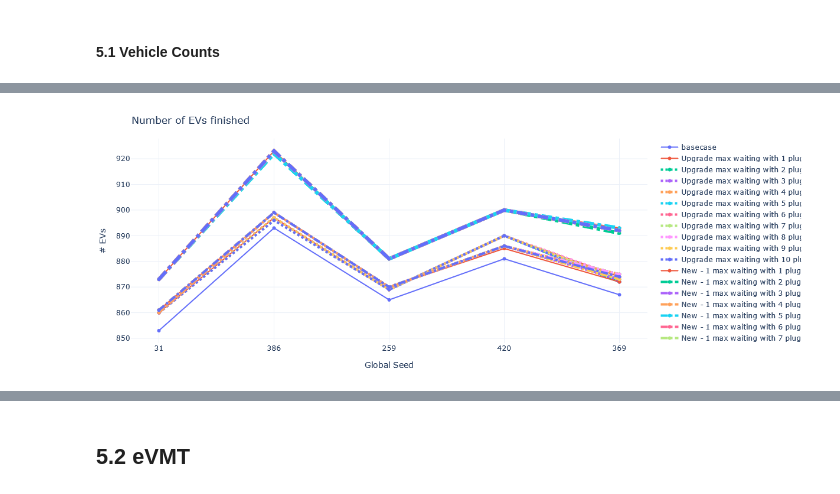
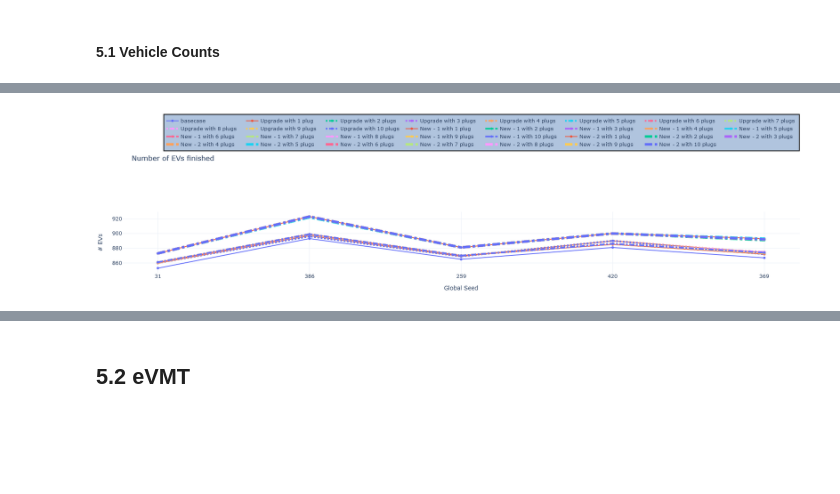
Before and after one commit to chintanp/ChargEval, a Jupyter notebook: scripts/defense_study_2.ipynb, the cells around one changed output, grey strips where cells are left out. Cells and saved outputs as stored; diff of their text form; code cells hidden in the pictures; blank space fills up the shorter version.

```diff
--- a/scripts/defense_study_2.ipynb
+++ b/scripts/defense_study_2.ipynb
@@ -523,107 +544,116 @@ fig.add_trace(go.Scatter(x=seeds, y=count_stats[(671 <= count_stats['analysis_id
                     name='basecase'))
 fig.add_trace(go.Scatter(x=seeds, y=count_stats[(676 <= count_stats['analysis_id']) & (count_stats['analysis_id']<= 680)].sort_values('analysis_id')['fin_count'],
                     mode='lines+markers',
-                    name='Upgrade max waiting with 1 plug'))
+                    name='Upgrade with 1 plug'))
 fig.add_trace(go.Scatter(x=seeds, y=count_stats[(681 <= count_stats['analysis_id']) & (count_stats['analysis_id']<= 685)].sort_values('analysis_id')['fin_count'],
                     mode='lines+markers',
-                    name='Upgrade max waiting with 2 plugs', line=dict(width=4, dash='dot')))
+                    name='Upgrade with 2 plugs', line=dict(width=4, dash='dot')))
 fig.add_trace(go.Scatter(x=seeds, y=count_stats[(686 <= count_stats['analysis_id']) & (count_stats['analysis_id']<= 690)].sort_values('analysis_id')['fin_count'],
                     mode='lines+markers',
-                    name='Upgrade max waiting with 3 plugs', line=dict(width=4, dash='dot')))
+                    name='Upgrade with 3 plugs', line=dict(width=4, dash='dot')))
 fig.add_trace(go.Scatter(x=seeds, y=count_stats[(691 <= count_stats['analysis_id']) & (count_stats['analysis_id']<= 695)].sort_values('analysis_id')['fin_count'],
                     mode='lines+markers',
-                    name='Upgrade max waiting with 4 plugs', line=dict(width=4, dash='dot')))
+                    name='Upgrade with 4 plugs', line=dict(width=4, dash='dot')))
 fig.add_trace(go.Scatter(x=seeds, y=count_stats[(696 <= count_stats['analysis_id']) & (count_stats['analysis_id']<= 700)].sort_values('analysis_id')['fin_count'],
                     mode='lines+markers',
-                    name='Upgrade max waiting with 5 plugs', line=dict(width=4, dash='dot')))
+                    name='Upgrade with 5 plugs', line=dict(width=4, dash='dot')))
 fig.add_trace(go.Scatter(x=seeds, y=count_stats[(701 <= count_stats['analysis_id']) & (count_stats['analysis_id']<= 705)].sort_values('analysis_id')['fin_count'],
                     mode='lines+markers',
-                    name='Upgrade max waiting with 6 plugs', line=dict(width=4, dash='dot')))
+                    name='Upgrade with 6 plugs', line=dict(width=4, dash='dot')))
 fig.add_trace(go.Scatter(x=seeds, y=count_stats[(706 <= count_stats['analysis_id']) & (count_stats['analysis_id']<= 710)].sort_values('analysis_id')['fin_count'],
                     mode='lines+markers',
-                    name='Upgrade max waiting with 7 plugs', line=dict(width=4, dash='dot')))
+                    name='Upgrade with 7 plugs', line=dict(width=4, dash='dot')))
 fig.add_trace(go.Scatter(x=seeds, y=count_stats[(711 <= count_stats['analysis_id']) & (count_stats['analysis_id']<= 715)].sort_values('analysis_id')['fin_count'],
                     mode='lines+markers',
-                    name='Upgrade max waiting with 8 plugs', line=dict(width=4, dash='dot')))
+                    name='Upgrade with 8 plugs', line=dict(width=4, dash='dot')))
 fig.add_trace(go.Scatter(x=seeds, y=count_stats[(716 <= count_stats['analysis_id']) & (count_stats['analysis_id']<= 720)].sort_values('analysis_id')['fin_count'],
                     mode='lines+markers',
-                    name='Upgrade max waiting with 9 plugs', line=dict(width=4, dash='dot')))
+                    name='Upgrade with 9 plugs', line=dict(width=4, dash='dot')))
 fig.add_trace(go.Scatter(x=seeds, y=count_stats[(721 <= count_stats['analysis_id']) & (count_stats['analysis_id']<= 725)].sort_values('analysis_id')['fin_count'],
                     mode='lines+markers',
-                    name='Upgrade max waiting with 10 plugs', line=dict(width=4, dash='dot')))
+                    name='Upgrade with 10 plugs', line=dict(width=4, dash='dot')))
 
 ## New - 1
 fig.add_trace(go.Scatter(x=seeds, y=count_stats[(726 <= count_stats['analysis_id']) & (count_stats['analysis_id']<= 730)].sort_values('analysis_id')['fin_count'],
                     mode='lines+markers',
-                    name='New - 1 max waiting with 1 plug'))
+                    name='New - 1 with 1 plug'))
 fig.add_trace(go.Scatter(x=seeds, y=count_stats[(731 <= count_stats['analysis_id']) & (count_stats['analysis_id']<= 735)].sort_values('analysis_id')['fin_count'],
                     mode='lines+markers',
-                    name='New - 1 max waiting with 2 plugs', line=dict(width=4, dash='dashdot')))
+                    name='New - 1 with 2 plugs', line=dict(width=4, dash='dashdot')))
 fig.add_trace(go.Scatter(x=seeds, y=count_stats[(736 <= count_stats['analysis_id']) & (count_stats['analysis_id']<= 740)].sort_values('analysis_id')['fin_count'],
                     mode='lines+markers',
-                    name='New - 1 max waiting with 3 plugs', line=dict(width=4, dash='dashdot')))
+                    name='New - 1 with 3 plugs', line=dict(width=4, dash='dashdot')))
 fig.add_trace(go.Scatter(x=seeds, y=count_stats[(741 <= count_stats['analysis_id']) & (count_stats['analysis_id']<= 745)].sort_values('analysis_id')['fin_count'],
                     mode='lines+markers',
-                    name='New - 1 max waiting with 4 plugs', line=dict(width=4, dash='dashdot')))
+                    name='New - 1 with 4 plugs', line=dict(width=4, dash='dashdot')))
 fig.add_trace(go.Scatter(x=seeds, y=count_stats[(746 <= count_stats['analysis_id']) & (count_stats['analysis_id']<= 750)].sort_values('analysis_id')['fin_count'],
                     mode='lines+markers',
-                    name='New - 1 max waiting with 5 plugs', line=dict(width=4, dash='dashdot')))
+                    name='New - 1 with 5 plugs', line=dict(width=4, dash='dashdot')))
 fig.add_trace(go.Scatter(x=seeds, y=count_stats[(751 <= count_stats['analysis_id']) & (count_stats['analysis_id']<= 755)].sort_values('analysis_id')['fin_count'],
                     mode='lines+markers',
-                    name='New - 1 max waiting with 6 plugs', line=dict(width=4, dash='dashdot')))
+                    name='New - 1 with 6 plugs', line=dict(width=4, dash='dashdot')))
 fig.add_trace(go.Scatter(x=seeds, y=count_stats[(756 <= count_stats['analysis_id']) & (count_stats['analysis_id']<= 760)].sort_values('analysis_id')['fin_count'],
                     mode='lines+markers',
-                    name='New - 1 max waiting with 7 plugs', line=dict(width=4, dash='dashdot')))
+                    name='New - 1 with 7 plugs', line=dict(width=4, dash='dashdot')))
 fig.add_trace(go.Scatter(x=seeds, y=count_stats[(761 <= count_stats['analysis_id']) & (count_stats['analysis_id']<= 765)].sort_values('analysis_id')['fin_count'],
                     mode='lines+markers',
-                    name='New - 1 max waiting with 8 plugs', line=dict(width=4, dash='dashdot')))
+                    name='New - 1 with 8 plugs', line=dict(width=4, dash='dashdot')))
 fig.add_trace(go.Scatter(x=seeds, y=count_stats[(766 <= count_stats['analysis_id']) & (count_stats['analysis_id']<= 770)].sort_values('analysis_id')['fin_count'],
                     mode='lines+markers',
-                    name='New - 1 max waiting with 9 plugs', line=dict(width=4, dash='dashdot')))
+                    name='New - 1 with 9 plugs', line=dict(width=4, dash='dashdot')))
 fig.add_trace(go.Scatter(x=seeds, y=count_stats[(771 <= count_stats['analysis_id']) & (count_stats['analysis_id']<= 775)].sort_values('analysis_id')['fin_count'],
                     mode='lines+markers',
-                    name='New - 1 max waiting with 10 plugs', line=dict(width=4, dash='dashdot')))
+                    name='New - 1 with 10 plugs', line=dict(width=4, dash='dashdot')))
 
 ## New - 2
 fig.add_trace(go.Scatter(x=seeds, y=count_stats[(776 <= count_stats['analysis_id']) & (count_stats['analysis_id']<= 780)].sort_values('analysis_id')['fin_count'],
                     mode='lines+markers',
-                    name='New - 2 max waiting with 1 plug'))
+                    name='New - 2 with 1 plug'))
 fig.add_trace(go.Scatter(x=seeds, y=count_stats[(781 <= count_stats['analysis_id']) & (count_stats['analysis_id']<= 785)].sort_values('analysis_id')['fin_count'],
                     mode='lines+markers',
-                    name='New - 2 max waiting with 2 plugs', line=dict(width=6, dash='dashdot')))
+                    name='New - 2 with 2 plugs', line=dict(width=6, dash='dashdot')))
 fig.add_trace(go.Scatter(x=seeds, y=count_stats[(786 <= count_stats['analysis_id']) & (count_stats['analysis_id']<= 790)].sort_values('analysis_id')['fin_count'],
                     mode='lines+markers',
-                    name='New - 2 max waiting with 3 plugs', line=dict(width=6, dash='dashdot')))
+                    name='New - 2 with 3 plugs', line=dict(width=6, dash='dashdot')))
 fig.add_trace(go.Scatter(x=seeds, y=count_stats[(791 <= count_stats['analysis_id']) & (count_stats['analysis_id']<= 795)].sort_values('analysis_id')['fin_count'],
                     mode='lines+markers',
-                    name='New - 2 max waiting with 4 plugs', line=dict(width=6, dash='dashdot')))
+                    name='New - 2 with 4 plugs', line=dict(width=6, dash='dashdot')))
 fig.add_trace(go.Scatter(x=seeds, y=count_stats[(796 <= count_stats['analysis_id']) & (count_stats['analysis_id']<= 800)].sort_values('analysis_id')['fin_count'],
                     mode='lines+markers',
-                    name='New - 2 max waiting with 5 plugs', line=dict(width=6, dash='dashdot')))
+                    name='New - 2 with 5 plugs', line=dict(width=6, dash='dashdot')))
 fig.add_trace(go.Scatter(x=seeds, y=count_stats[(801 <= count_stats['analysis_id']) & (count_stats['analysis_id']<= 805)].sort_values('analysis_id')['fin_count'],
                     mode='lines+markers',
-                    name='New - 2 max waiting with 6 plugs', line=dict(width=6, dash='dashdot')))
+                    name='New - 2 with 6 plugs', line=dict(width=6, dash='dashdot')))
 fig.add_trace(go.Scatter(x=seeds, y=count_stats[(806 <= count_stats['analysis_id']) & (count_stats['analysis_id']<= 810)].sort_values('analysis_id')['fin_count'],
                     mode='lines+markers',
-                    name='New - 2 max waiting with 7 plugs', line=dict(width=6, dash='dashdot')))
+                    name='New - 2 with 7 plugs', line=dict(width=6, dash='dashdot')))
 fig.add_trace(go.Scatter(x=seeds, y=count_stats[(811 <= count_stats['analysis_id']) & (count_stats['analysis_id']<= 815)].sort_values('analysis_id')['fin_count'],
                     mode='lines+markers',
-                    name='New - 2 max waiting with 8 plugs', line=dict(width=6, dash='dashdot')))
+                    name='New - 2 with 8 plugs', line=dict(width=6, dash='dashdot')))
 fig.add_trace(go.Scatter(x=seeds, y=count_stats[(816 <= count_stats['analysis_id']) & (count_stats['analysis_id']<= 820)].sort_values('analysis_id')['fin_count'],
                     mode='lines+markers',
-                    name='New - 2 max waiting with 9 plugs', line=dict(width=6, dash='dashdot')))
+                    name='New - 2 with 9 plugs', line=dict(width=6, dash='dashdot')))
 fig.add_trace(go.Scatter(x=seeds, y=count_stats[(821 <= count_stats['analysis_id']) & (count_stats['analysis_id']<= 825)].sort_values('analysis_id')['fin_count'],
                     mode='lines+markers',
-                    name='New - 2 max waiting with 10 plugs', line=dict(width=6, dash='dashdot')))
+                    name='New - 2 with 10 plugs', line=dict(width=6, dash='dashdot')))
 
 
 fig.update_xaxes(type='category')
 fig.update_layout(margin=dict(l=20, r=20, t=50, b=20), uniformtext_minsize=8, uniformtext_mode='hide', template='plotly_white', title_text = 'Number of EVs finished',
         showlegend = True, yaxis_title="# EVs",
-                  xaxis_title="Global Seed", )
+                  xaxis_title="Global Seed", legend=dict(
+    orientation="h",
+    yanchor="bottom",
+    y=2,
+    xanchor="right",
+    x=1,
+    bgcolor="LightSteelBlue",
+    bordercolor="Black",
+    borderwidth=2
+))
 fig.show()
 # %% [output]
-[figure, old version]
+[figure, new version]
 # %%
 # EVs stranded
 fig = go.Figure()
```
Also changed, not shown: parts of 8 cells of this notebook, 4 other files.
